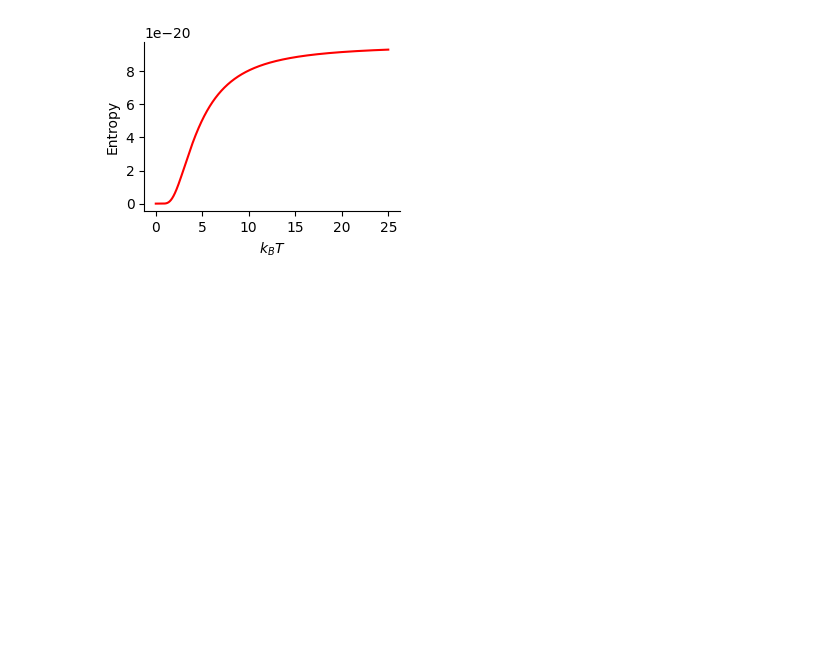
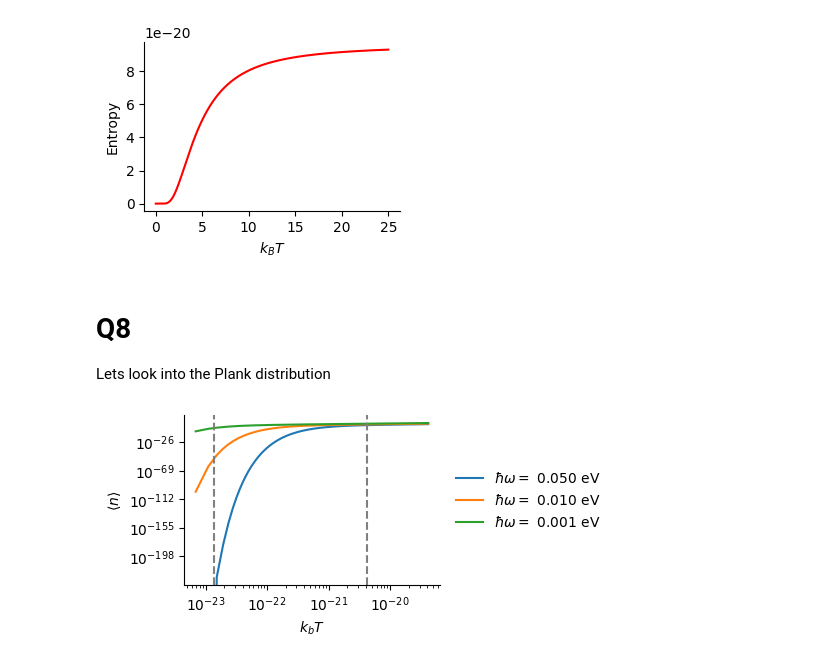
Before and after one commit to Ham0osh/phys_445, a Jupyter notebook: PHYS 445/assignment_3/Assignment_3.ipynb, the cells around one changed output. Saved outputs shown, nothing was run; the diff lists cells and outputs as text; code cells hidden in the pictures; blank space fills up the shorter version.

```diff
--- a/PHYS 445/assignment_3/Assignment_3.ipynb
+++ b/PHYS 445/assignment_3/Assignment_3.ipynb
@@ -40,3 +40,37 @@ plt.show()
  2.21797365e-20 2.21628592e-20]
 9.294382697543602e-20
 [figure]
+# %% [markdown]
+# Q8
+Lets look into the Plank distribution
+# %%
+def plank_dist(x):
+    # where x = k_b T / ( hbar omega)
+    return 1/(np.exp(1/x) - 1)
+
+# working range
+T_min = 1
+T_max = 300
+hbar_omega_arr = [0.05, 0.01, 0.001]  # eV
+
+# Init plot
+fig, ax = plt.subplots(1, 1, figsize=[3.3, 2.2])
+
+for hbar_omega in hbar_omega_arr:
+    # convert to SI
+    hbar_omega_joules = hbar_omega*1.60218e-19
+    T_space = np.linspace(0.5, 3000, 10000)
+    n_avg = plank_dist(T_space*(kB/(hbar_omega_joules)))
+    ax.plot(T_space*kB, n_avg, label=r'$\hbar\omega =$'+f' {hbar_omega:.3f} eV')
+
+ax.axvline(T_max*kB, color='grey', linestyle='dashed')
+ax.axvline(T_min*kB, color='grey', linestyle='dashed')
+ax.set(xlabel=r'$k_bT$', ylabel=r'$\langle n \rangle$',
+       yscale='log', xscale='log')
+l3 = plt.legend(bbox_to_anchor=(1.04, 0.5), loc="center left", borderaxespad=0, framealpha=0)
+hp.despine()
+
+plt.savefig('plots/q8_dist.png', dpi=300, bbox_inches='tight')
+plt.show()
+# %% [output]
+[figure, added]
```
Also changed, not shown: 1 other file.
